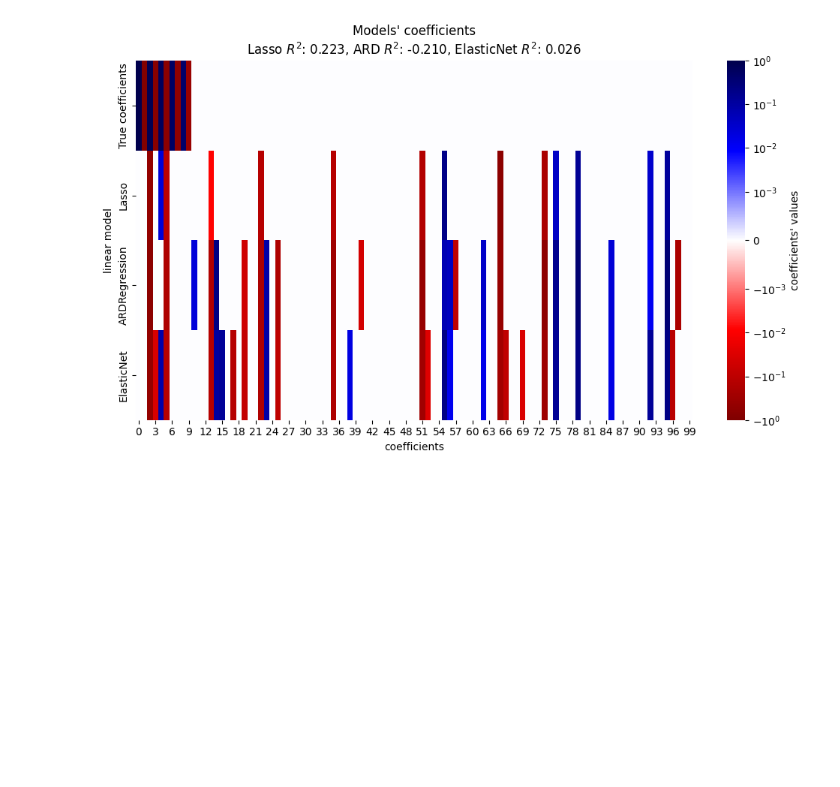
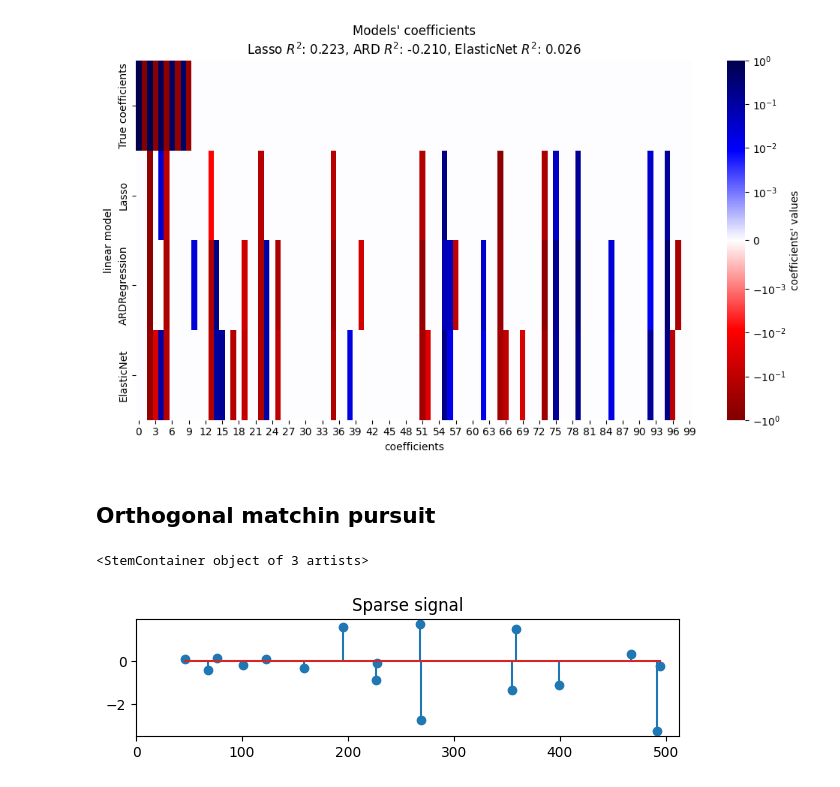
Before and after one commit to lvntaslann/artificial-intelligence, a Jupyter notebook: library_example/scikit-learn/sklearn-linear-models.ipynb, the cells around one changed output. Saved outputs shown, nothing was run; the diff lists cells and outputs as text; code cells hidden in the pictures; blank space fills up the shorter version.

```diff
--- a/library_example/scikit-learn/sklearn-linear-models.ipynb
+++ b/library_example/scikit-learn/sklearn-linear-models.ipynb
@@ -270,3 +270,32 @@ plt.title(
 plt.tight_layout()
 # %% [output]
 [figure]
+# %% [markdown]
+## Orthogonal matchin pursuit
+# %%
+import matplotlib.pyplot as plt
+import numpy as np
+from sklearn.datasets import make_sparse_coded_signal
+from sklearn.linear_model import OrthogonalMatchingPursuit, OrthogonalMatchingPursuitCV
+
+n_components, n_features = 512,100
+n_nonzero_coefs = 17
+
+y,X,w = make_sparse_coded_signal(n_samples=1,
+                                 n_components=n_components,
+                                 n_features=n_features,
+                                 n_nonzero_coefs=n_nonzero_coefs,
+                                 random_state=0,)
+
+X=X.T
+(idx,) = w.nonzero()
+y_noisy=y+0.05*np.random.randn(len(y))
+# %%
+plt.figure(figsize=(7,7))
+plt.subplot(4,1,1)
+plt.xlim(0,512)
+plt.title("Sparse signal")
+plt.stem(idx,w[idx])
+# %% [output]
+<StemContainer object of 3 artists>
+[figure, added]
```
Also changed, not shown: parts of 16 cells of this notebook, 9 other files.
